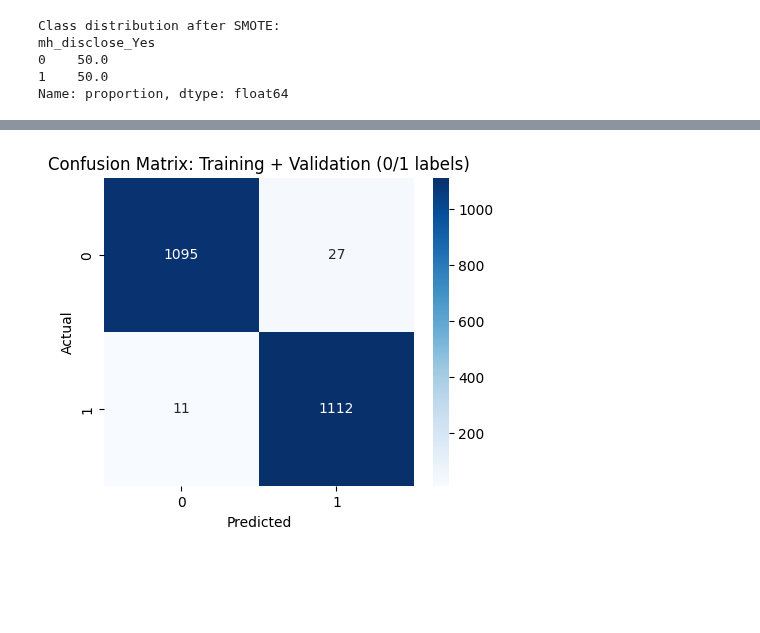
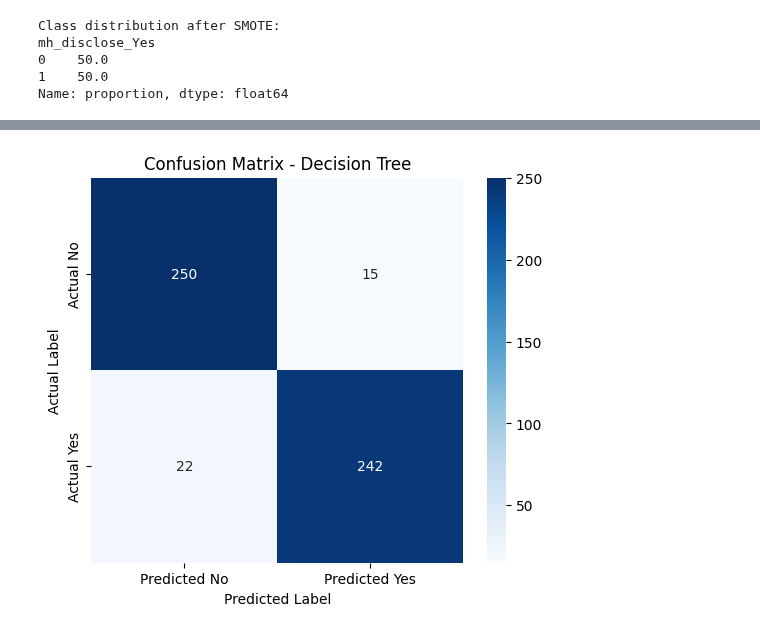
Before and after one commit to folasiredayo/Mental-Health-in-Tech-Modelling, a Jupyter notebook: dt-mental-health-modelling-data-cleaning-2.ipynb, the cells around one changed output, grey strips where cells are left out. Cells and saved outputs as stored; diff of their text form; code cells hidden in the pictures; blank space fills up the shorter version.

Commit message:
Kaggle Notebook | DT Mental Health Modelling Data Cleaning 2 | Version 3

```diff
--- a/dt-mental-health-modelling-data-cleaning-2.ipynb
+++ b/dt-mental-health-modelling-data-cleaning-2.ipynb
@@ -1558,18 +1534 @@ mh_disclose_Yes
 Name: proportion, dtype: float64
-# %%
-from sklearn.tree import DecisionTreeClassifier
-
-# ---------------------------
-# 1. Train Decision Tree model
-# ---------------------------
-dt_model = DecisionTreeClassifier(random_state=42)
-
-dt_model.fit(X_train, y_train)
-
-# ---------------------------
-# 2. Check training accuracy
-# ---------------------------
-train_accuracy = dt_model.score(X_train, y_train)
-
-print("Decision Tree trained successfully.")
-print("Training Accuracy:", train_accuracy)
@@ -1828,20 +1769,36 @@ Actual Yes            11           1112
 # %%
 import matplotlib.pyplot as plt
 import seaborn as sns
 from sklearn.metrics import confusion_matrix
 
-# Generate confusion matrix
-cm = confusion_matrix(y_train_val, y_pred)
+# ---------------------------
+# Predictions (Decision Tree)
+# ---------------------------
+y_pred = best_dt.predict(X_test)
 
-# Plot as heatmap with 0/1 labels
-plt.figure(figsize=(5,4))
-sns.heatmap(cm, annot=True, fmt='d', cmap='Blues',
-            xticklabels=[0, 1],
-            yticklabels=[0, 1])
-plt.ylabel('Actual')
-plt.xlabel('Predicted')
-plt.title('Confusion Matrix: Training + Validation (0/1 labels)')
+# ---------------------------
+# Confusion Matrix
+# ---------------------------
+cm = confusion_matrix(y_test, y_pred)
+
+# ---------------------------
+# Plot Heatmap
+# ---------------------------
+plt.figure(figsize=(6, 5))
+
+sns.heatmap(
+    cm,
+    annot=True,
+    fmt="d",
+    cmap="Blues",
+    xticklabels=["Predicted No", "Predicted Yes"],
+    yticklabels=["Actual No", "Actual Yes"]
+)
+
+plt.title("Confusion Matrix - Decision Tree")
+plt.xlabel("Predicted Label")
+plt.ylabel("Actual Label")
 plt.show()
 # %% [output]
-[figure, old version]
+[figure, new version]
 # %%
```
Also changed, not shown: parts of 22 cells of this notebook.
